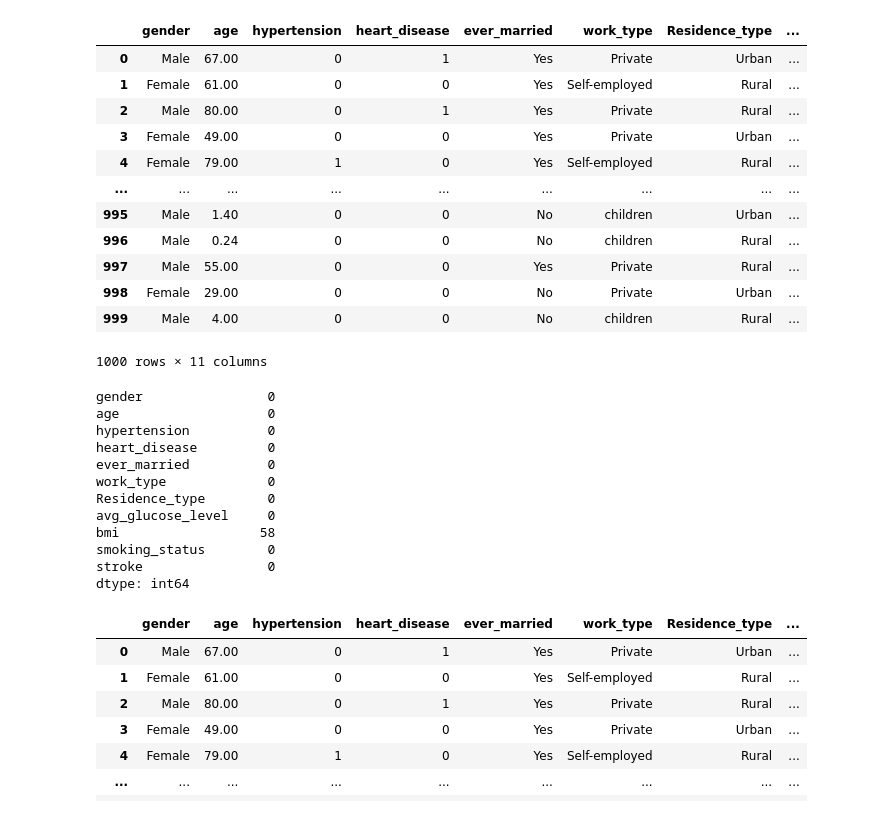
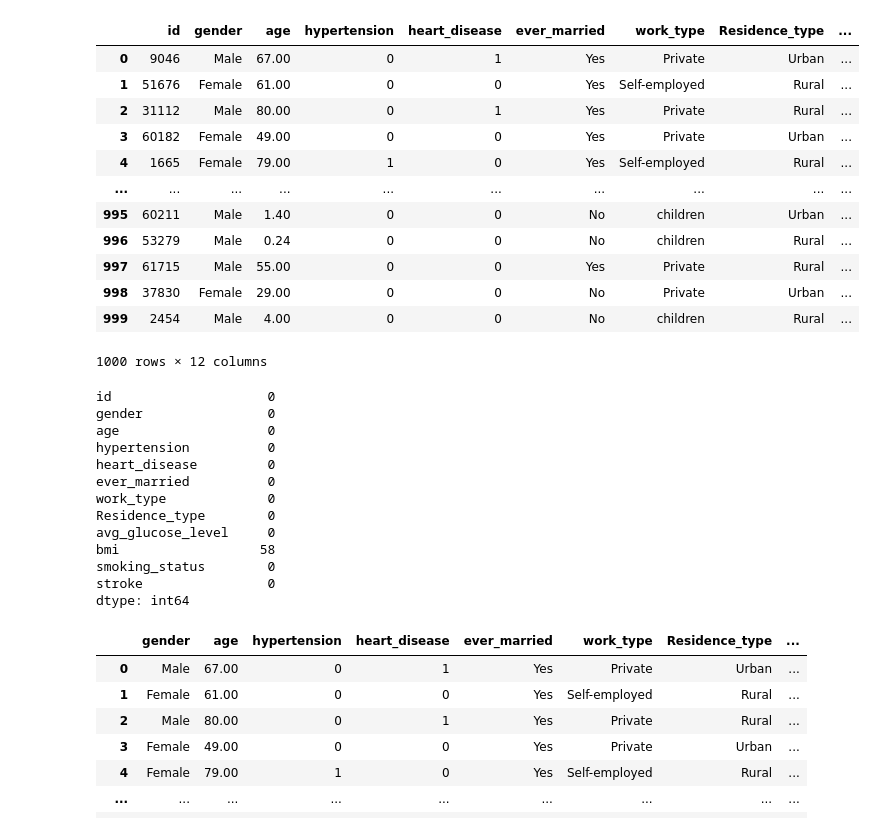
Before and after one commit to KennyRiva/TA-ANALISIS-STROKE, a Jupyter notebook: SVM_Project.ipynb, the cells around one changed output. Saved outputs shown, nothing was run; the diff lists cells and outputs as text; code cells hidden in the pictures.

Commit message:
TA ANALISIS STROKE

```diff
--- a/SVM_Project.ipynb
+++ b/SVM_Project.ipynb
@@ -8,29 +8,30 @@ from sklearn.metrics import classification_report, confusion_matrix, accuracy_sc
 import timeit
 # %%
 # load data stroke
-url = 'https://raw.githubusercontent.com/nyomanyoga/Datasets_Damin/master/Stroke.csv'
+url = 'https://raw.githubusercontent.com/KennyRiva/TA-ANALISIS-STROKE/main/healthcare-dataset-stroke-data.csv'
 data = pd.read_csv(url)
 data = data.iloc[:1000]
 data
 # %% [output]
-|  | gender | age | hypertension | heart_disease | ever_married | work_type | Residence_type | ... |
-| 0 | Male | 67.00 | 0 | 1 | Yes | Private | Urban | ... |
-| 1 | Female | 61.00 | 0 | 0 | Yes | Self-employed | Rural | ... |
-| 2 | Male | 80.00 | 0 | 1 | Yes | Private | Rural | ... |
-| 3 | Female | 49.00 | 0 | 0 | Yes | Private | Urban | ... |
-| 4 | Female | 79.00 | 1 | 0 | Yes | Self-employed | Rural | ... |
-| ... | ... | ... | ... | ... | ... | ... | ... | ... |
-| 995 | Male | 1.40 | 0 | 0 | No | children | Urban | ... |
-| 996 | Male | 0.24 | 0 | 0 | No | children | Rural | ... |
-| 997 | Male | 55.00 | 0 | 0 | Yes | Private | Rural | ... |
-| 998 | Female | 29.00 | 0 | 0 | No | Private | Urban | ... |
-| 999 | Male | 4.00 | 0 | 0 | No | children | Rural | ... |
+|  | id | gender | age | hypertension | heart_disease | ever_married | work_type | Residence_type | ... |
+| 0 | 9046 | Male | 67.00 | 0 | 1 | Yes | Private | Urban | ... |
+| 1 | 51676 | Female | 61.00 | 0 | 0 | Yes | Self-employed | Rural | ... |
+| 2 | 31112 | Male | 80.00 | 0 | 1 | Yes | Private | Rural | ... |
+| 3 | 60182 | Female | 49.00 | 0 | 0 | Yes | Private | Urban | ... |
+| 4 | 1665 | Female | 79.00 | 1 | 0 | Yes | Self-employed | Rural | ... |
+| ... | ... | ... | ... | ... | ... | ... | ... | ... | ... |
+| 995 | 60211 | Male | 1.40 | 0 | 0 | No | children | Urban | ... |
+| 996 | 53279 | Male | 0.24 | 0 | 0 | No | children | Rural | ... |
+| 997 | 61715 | Male | 55.00 | 0 | 0 | Yes | Private | Rural | ... |
+| 998 | 37830 | Female | 29.00 | 0 | 0 | No | Private | Urban | ... |
+| 999 | 2454 | Male | 4.00 | 0 | 0 | No | children | Rural | ... |
-1000 rows × 11 columns
+1000 rows × 12 columns
 # %%
 #cleaning Data
 # Mengecek kolom yang terdapat data kosong
 data.isnull().sum()
 # %% [output]
+id                    0
 gender                0
 age                   0
 hypertension          0
```
